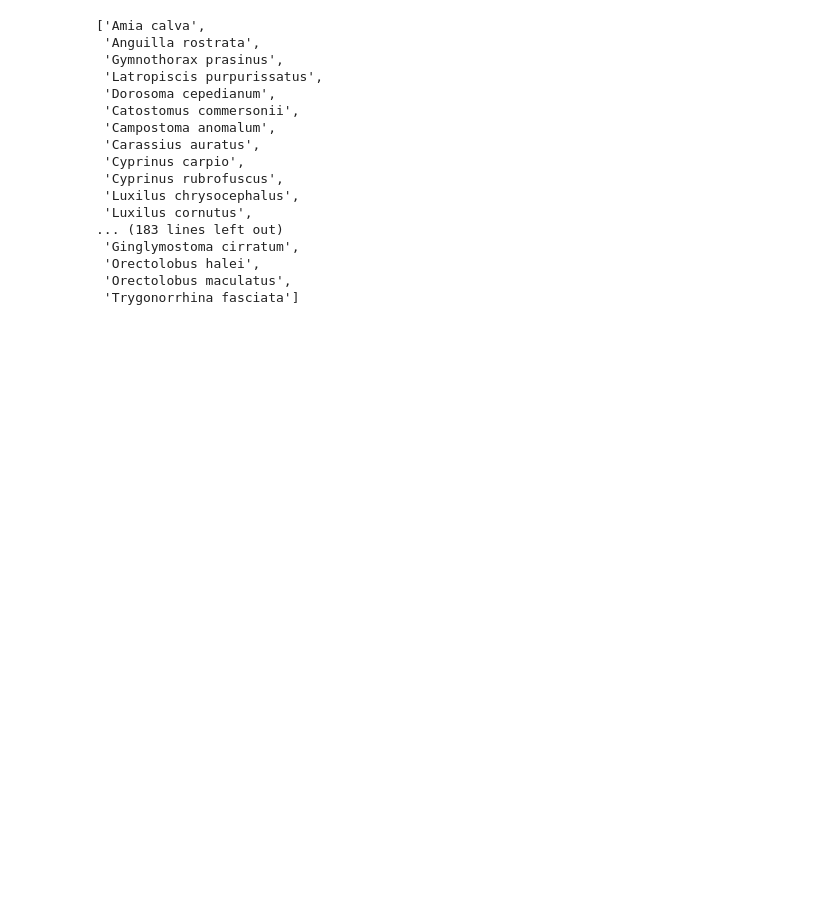
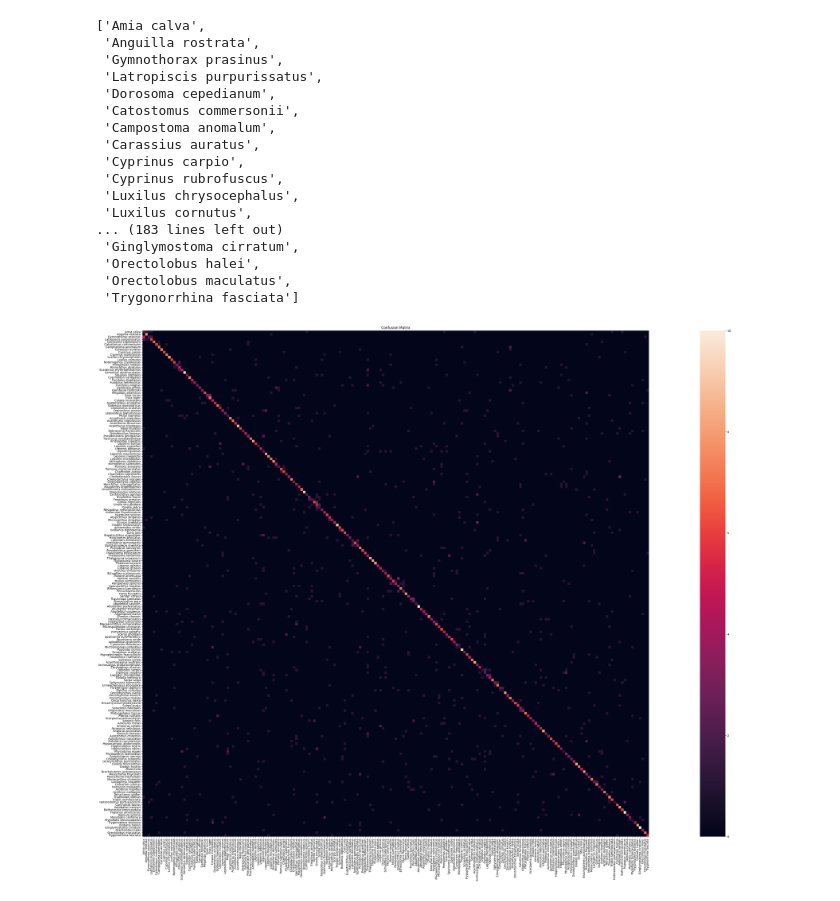
Before and after one commit to natesawant/inaturalist-species-detection, a Jupyter notebook: Untitled-2.ipynb, the cells around one changed output. Cells and saved outputs as stored; diff of their text form; code cells hidden in the pictures; blank space fills up the shorter version.

Commit message:
Figures

```diff
--- a/Untitled-2.ipynb
+++ b/Untitled-2.ipynb
@@ -110,6 +110,9 @@ labels
 # Create the confusion matrix
 cm = confusion_matrix(y_true_labeled, y_pred_labeled)
 # %%
-# plt.figure(figsize = (20,20))
-# sns.heatmap(cm, annot=True)
-# plt.show()
+plt.figure(figsize = (64,32))
+sns.heatmap(cm, square=True, xticklabels=labels, yticklabels=labels)
+plt.title("Confusion Matrix")
+plt.show()
+# %% [output]
+[figure, added]
```
Also changed, not shown: parts of 12 cells of this notebook, 5 other files.
